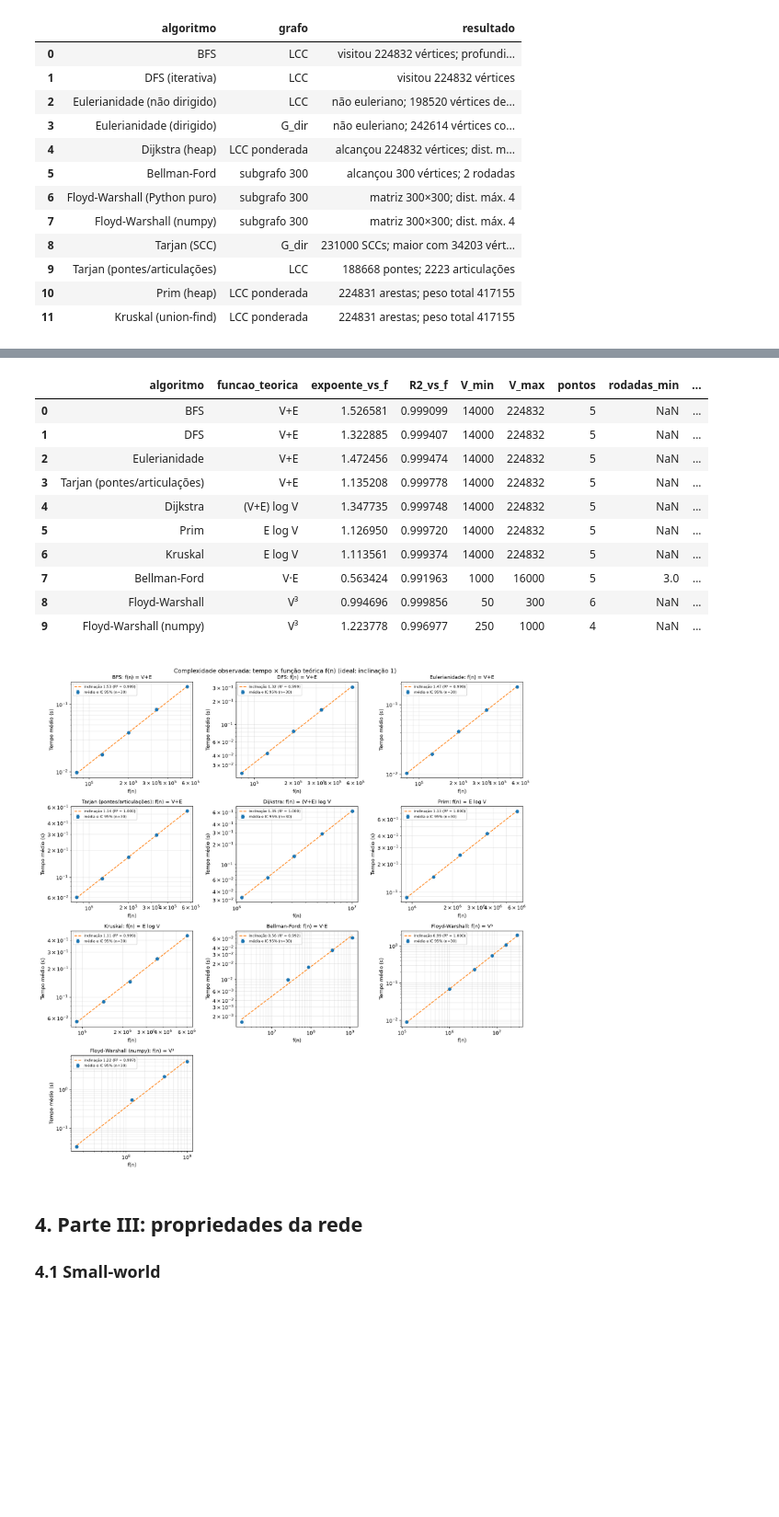
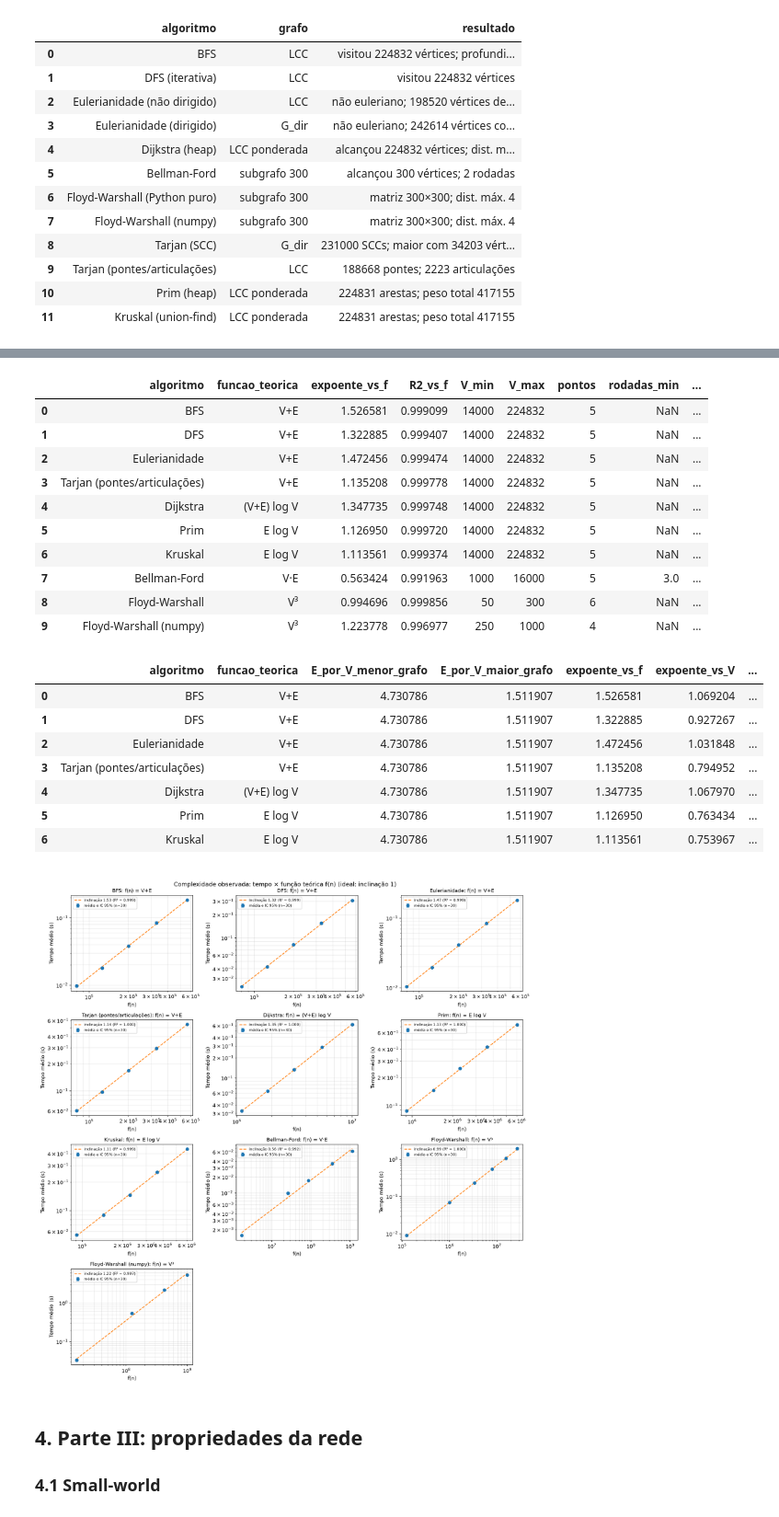
Before and after one commit to igor377/grafos-snap-email-euall, a Jupyter notebook: notebooks/analise.ipynb, the cells around one changed output, grey strips where cells are left out. Shown at 92% size. Saved outputs shown, nothing was run; the diff lists cells and outputs as text; code cells hidden in the pictures; blank space fills up the shorter version.

Commit message:
feat: ajuste t ≈ a·V + b·E nos lineares e Bellman-Ford de 16 mil vértices na tabela principal

```diff
--- a/notebooks/analise.ipynb
+++ b/notebooks/analise.ipynb
@@ -179,20 +179,29 @@ table("parte2_resultados.csv")
 # %%
 figure("tempos_algoritmos.png", 750)
 display(table("parte2_expoentes.csv"))
+display(table("parte2_ajuste_vertices_arestas.csv"))   # t ≈ a·V + b·E (E/V varia)
 figure("escala_algoritmos.png")
 # %% [output]
 [figure]
 |  | algoritmo | funcao_teorica | expoente_vs_f | R2_vs_f | V_min | V_max | pontos | rodadas_min | ... |
 | 0 | BFS | V+E | 1.526581 | 0.999099 | 14000 | 224832 | 5 | NaN | ... |
 | 1 | DFS | V+E | 1.322885 | 0.999407 | 14000 | 224832 | 5 | NaN | ... |
 | 2 | Eulerianidade | V+E | 1.472456 | 0.999474 | 14000 | 224832 | 5 | NaN | ... |
 | 3 | Tarjan (pontes/articulações) | V+E | 1.135208 | 0.999778 | 14000 | 224832 | 5 | NaN | ... |
 | 4 | Dijkstra | (V+E) log V | 1.347735 | 0.999748 | 14000 | 224832 | 5 | NaN | ... |
 | 5 | Prim | E log V | 1.126950 | 0.999720 | 14000 | 224832 | 5 | NaN | ... |
 | 6 | Kruskal | E log V | 1.113561 | 0.999374 | 14000 | 224832 | 5 | NaN | ... |
 | 7 | Bellman-Ford | V·E | 0.563424 | 0.991963 | 1000 | 16000 | 5 | 3.0 | ... |
 | 8 | Floyd-Warshall | V³ | 0.994696 | 0.999856 | 50 | 300 | 6 | NaN | ... |
 | 9 | Floyd-Warshall (numpy) | V³ | 1.223778 | 0.996977 | 250 | 1000 | 4 | NaN | ... |
+|  | algoritmo | funcao_teorica | E_por_V_menor_grafo | E_por_V_maior_grafo | expoente_vs_f | expoente_vs_V | ... |
+| 0 | BFS | V+E | 4.730786 | 1.511907 | 1.526581 | 1.069204 | ... |
+| 1 | DFS | V+E | 4.730786 | 1.511907 | 1.322885 | 0.927267 | ... |
+| 2 | Eulerianidade | V+E | 4.730786 | 1.511907 | 1.472456 | 1.031848 | ... |
+| 3 | Tarjan (pontes/articulações) | V+E | 4.730786 | 1.511907 | 1.135208 | 0.794952 | ... |
+| 4 | Dijkstra | (V+E) log V | 4.730786 | 1.511907 | 1.347735 | 1.067970 | ... |
+| 5 | Prim | E log V | 4.730786 | 1.511907 | 1.126950 | 0.763434 | ... |
+| 6 | Kruskal | E log V | 4.730786 | 1.511907 | 1.113561 | 0.753967 | ... |
 [figure]
 # %% [markdown]
 ## 4. Parte III: propriedades da rede
```
Also changed, not shown: parts of 1 cell of this notebook, 6 other files.
